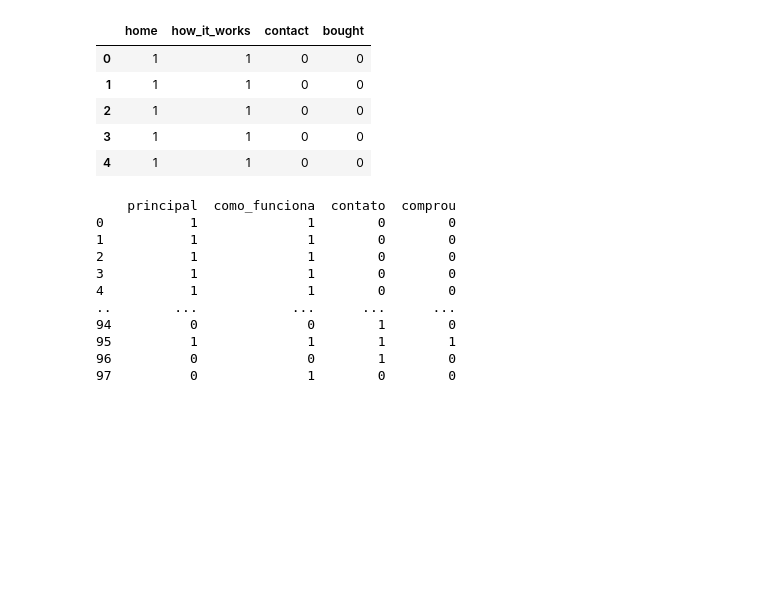
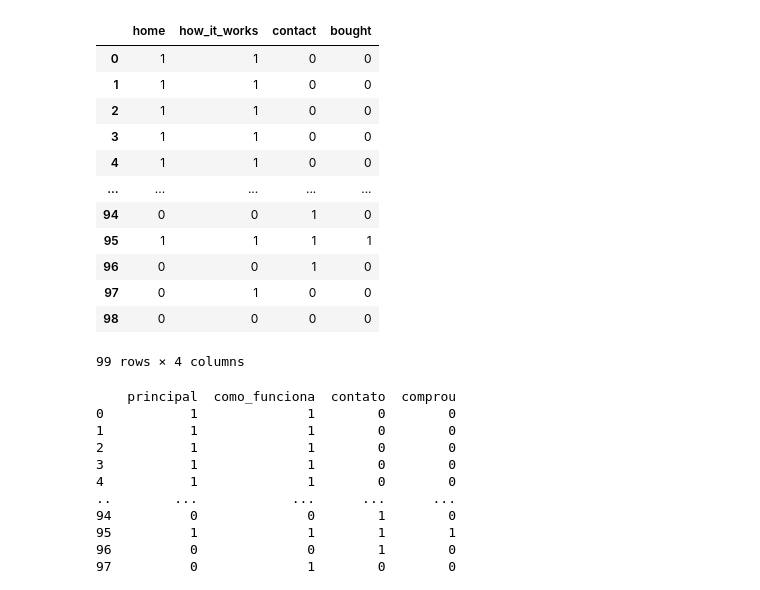
Before and after one commit to ricsajr/Classifying_with_SKLearn, a Jupyter notebook: Machine_Learning_classificação_com_SKLearn_2.ipynb, the cells around one changed output. Saved outputs shown, nothing was run; the diff lists cells and outputs as text; code cells hidden in the pictures; blank space fills up the shorter version.

```diff
--- a/Machine_Learning_classificação_com_SKLearn_2.ipynb
+++ b/Machine_Learning_classificação_com_SKLearn_2.ipynb
@@ -3,17 +3,24 @@
 # %%
 import pandas as pd
 uri = "https://gist.githubusercontent.com/guilhermesilveira/2d2efa37d66b6c84a722ea627a897ced/raw/10968b997d885cbded1c92938c7a9912ba41c615/tracking.csv"
 #lê e retorna a  lista
 dados = pd.read_csv(uri)
 #traz as cinco primeiras
-dados.head()
+dados
 # %% [output]
 |  | home | how_it_works | contact | bought |
 | 0 | 1 | 1 | 0 | 0 |
 | 1 | 1 | 1 | 0 | 0 |
 | 2 | 1 | 1 | 0 | 0 |
 | 3 | 1 | 1 | 0 | 0 |
 | 4 | 1 | 1 | 0 | 0 |
+| ... | ... | ... | ... | ... |
+| 94 | 0 | 0 | 1 | 0 |
+| 95 | 1 | 1 | 1 | 1 |
+| 96 | 0 | 0 | 1 | 0 |
+| 97 | 0 | 1 | 0 | 0 |
+| 98 | 0 | 0 | 0 | 0 |
+99 rows × 4 columns
 # %%
 mapa = {
     "home" : "principal",
```
Also changed, not shown: parts of 7 cells of this notebook.
